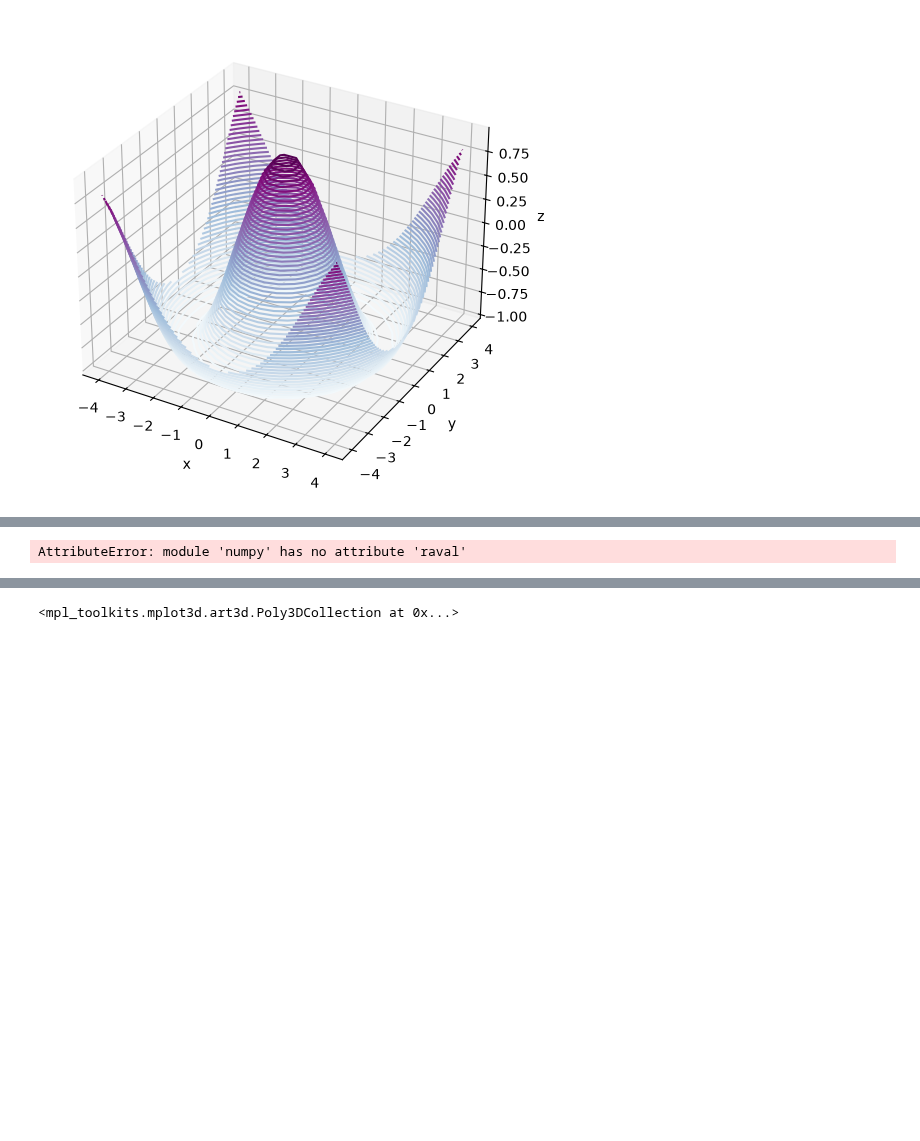
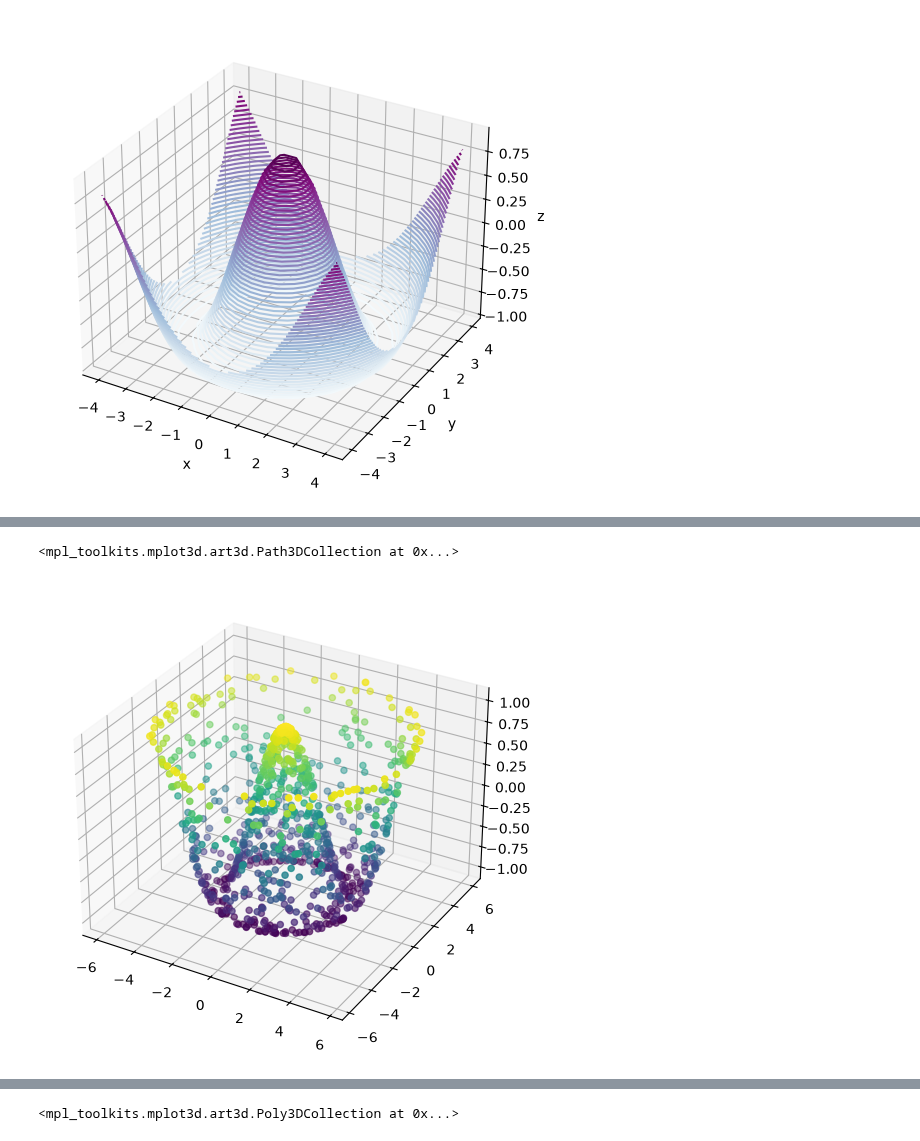
Before and after one commit to ghdwlswn97-source/python, a Jupyter notebook: 19.matplotlib/21.three_dim.ipynb, the cells around one changed output, grey strips where cells are left out. Saved outputs shown, nothing was run; the diff lists cells and outputs as text; code cells hidden in the pictures; blank space fills up the shorter version.

```diff
--- a/19.matplotlib/21.three_dim.ipynb
+++ b/19.matplotlib/21.three_dim.ipynb
@@ -86,13 +83,13 @@ ax.set_box_aspect([1.8,1,1])
 # %%
-theta= 2*np.pi* np.random.random(1000)
-r=6*np.random.random(1000)
-x=np.raval(r*np.sin(theta))
-y=np.raval(r*np.cos(theta))
-z=np.cos(np.sqrt(x**2 + y**2))
+theta = 2 * np.pi * np.random.random(1000)
+r = 6 * np.random.random(1000)
+x = np.ravel(r * np.sin(theta))
+y = np.ravel(r * np.cos(theta))
+z = np.cos(np.sqrt(x**2 + y**2))
 
-fig =plt.figure(figsize=(6,6))
-ax=plt.axes(projection='3d')
-
-ax.scatter(x,y,z, c=z, cmap='viridis')
+fig = plt.figure(figsize=(6,6))
+ax = plt.axes(projection='3d')
+ax.scatter(x, y, z, c=z, cmap='viridis')
 # %% [output]
-AttributeError: module 'numpy' has no attribute 'raval'
+<mpl_toolkits.mplot3d.art3d.Path3DCollection at 0x...>
+[figure, added]
```
Also changed, not shown: parts of 11 cells of this notebook.
